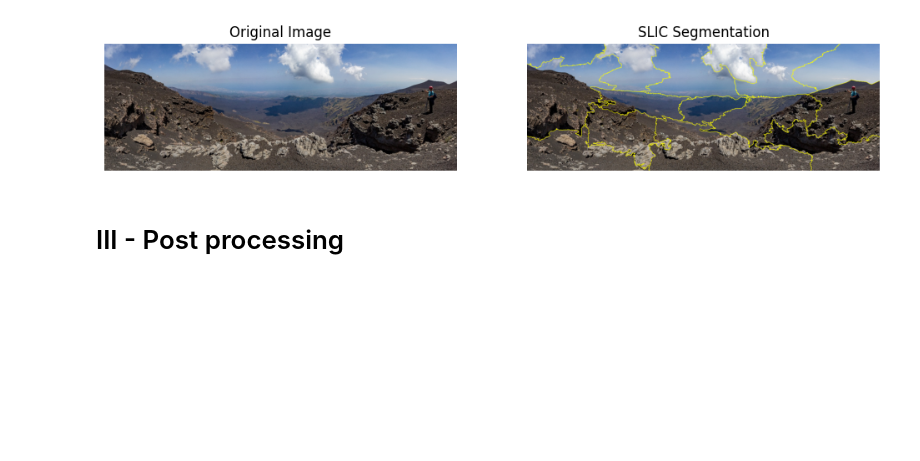
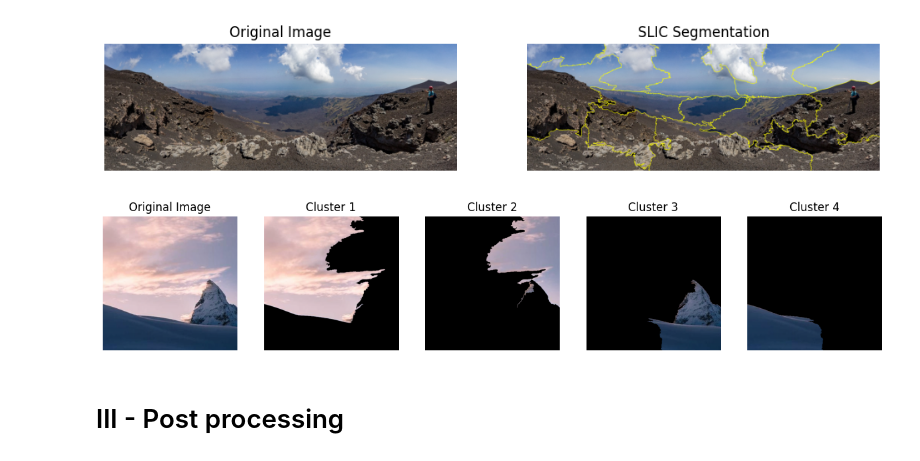
Before and after one commit to louislhotte/seamless-stable-diffusion-cs, a Jupyter notebook: SLICK/slic.ipynb, the cells around one changed output. Saved outputs shown, nothing was run; the diff lists cells and outputs as text; code cells hidden in the pictures; blank space fills up the shorter version.

```diff
--- a/SLICK/slic.ipynb
+++ b/SLICK/slic.ipynb
@@ -66,5 +66,69 @@ segment_image_with_slic("base.png", n_segments=3, compactness=20)
 segment_image_with_slic("sicilia.jpg", n_segments=20, compactness=15)
 # %% [output]
 [figure]
+# %%
+def segment_and_extract_clusters(image_path, n_segments=4, compactness=20):
+    """
+    Reads an image, applies SLIC segmentation, and extracts each segment as a separate image.
+
+    Parameters:
+    - image_path (str): Path to the input image.
+    - n_segments (int): The approximate number of superpixels (default is 4).
+    - compactness (float): Balances color proximity and space proximity (default is 20).
+
+    Returns:
+    - cluster_images (list): List of segmented cluster images (each as a NumPy array).
+    """
+    # Load the image
+    image = cv2.imread(image_path)
+    if image is None:
+        print(f"Error: Unable to load image from {image_path}")
+        return []
+
+    # Convert the image from BGR (OpenCV default) to RGB
+    image_rgb = cv2.cvtColor(image, cv2.COLOR_BGR2RGB)
+
+    # Convert the image to float format required by SLIC
+    image_float = img_as_float(image_rgb)
+
+    # Perform SLIC segmentation
+    segments = slic(image_float, n_segments=n_segments, compactness=compactness, start_label=1)
+
+    # Extract individual clusters
+    cluster_images = []
+    for segment_label in np.unique(segments):
+        # Create a mask for the current segment
+        mask = segments == segment_label
+
+        # Create a new image with the same dimensions, initially black
+        segmented_image = np.zeros_like(image_rgb)
+
+        # Copy the region corresponding to the current cluster into the new image
+        segmented_image[mask] = image_rgb[mask]
+
+        cluster_images.append(segmented_image)
+
+    # Display the original image and segmented clusters
+    fig, axes = plt.subplots(1, len(cluster_images) + 1, figsize=(15, 5))
+
+    # Display original image
+    axes[0].imshow(image_rgb)
+    axes[0].set_title("Original Image")
+    axes[0].axis("off")
+
+    # Display segmented images
+    for i, cluster_image in enumerate(cluster_images):
+        axes[i + 1].imshow(cluster_image)
+        axes[i + 1].set_title(f"Cluster {i + 1}")
+        axes[i + 1].axis("off")
+
+    plt.show()
+
+    return cluster_images
+
+# Example usage:
+cluster_images = segment_and_extract_clusters("base.png", n_segments=3, compactness=20)
+# %% [output]
+[figure, added]
 # %% [markdown]
 # III - Post processing
```
Also changed, not shown: parts of 7 cells of this notebook, 19 other files.
